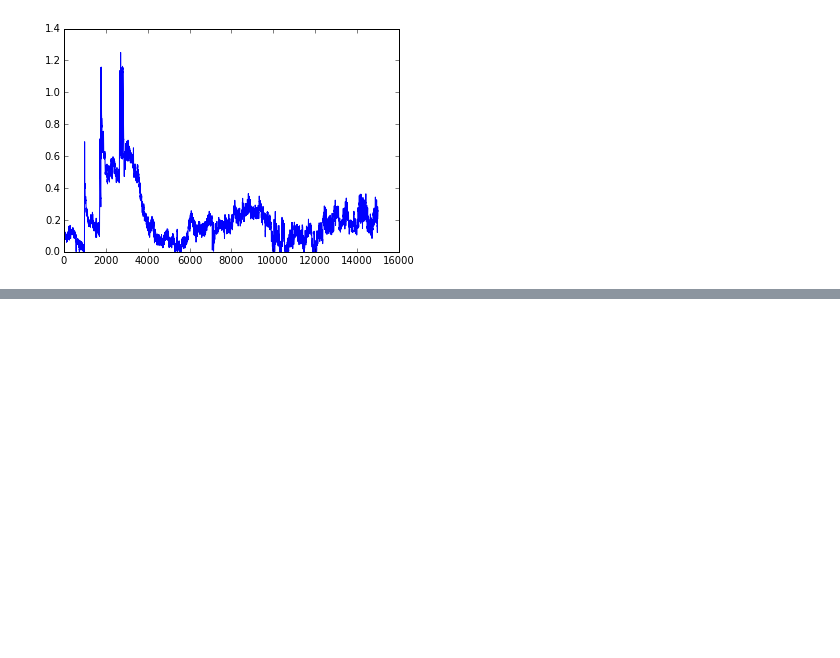
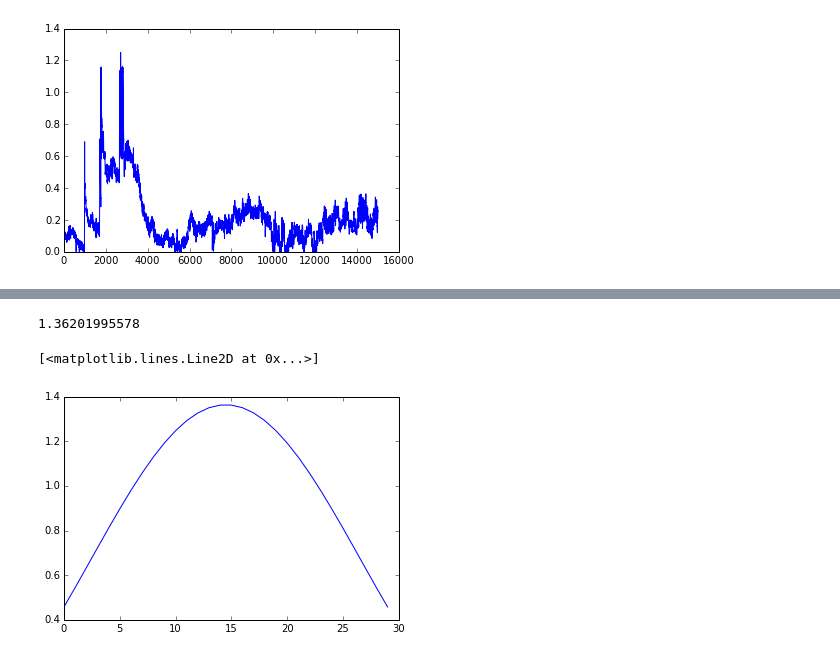
Before and after one commit to simpace/processing-scripts, a Jupyter notebook: simpace/trajectories/slice_avg_trajectories.ipynb, the cells around one changed output, grey strips where cells are left out. Drawn from its saved outputs; the diff is of its cells as text; code cells hidden in the pictures; blank space fills up the shorter version.

```diff
--- a/simpace/trajectories/slice_avg_trajectories.ipynb
+++ b/simpace/trajectories/slice_avg_trajectories.ipynb
@@ -300,0 +402,15 @@ saving  ./trajectories_from_VA/mp_sliceavg_028.txt
+# %%
+""" import scipy.signal as sig
+
+y = sig.kaiser(30,np.pi, sym=True)
+y = sig.slepian(30, 0.12, sym=True)
+#y = sig.tukey(30, .7, sym=True)
+
+y /= y.mean()
+print(y.max())
+plt.plot(y)
+"""
+# %% [output]
+1.36201995578
+[<matplotlib.lines.Line2D at 0x...>]
+[figure, added]
```
Also changed, not shown: parts of 10 cells of this notebook.
